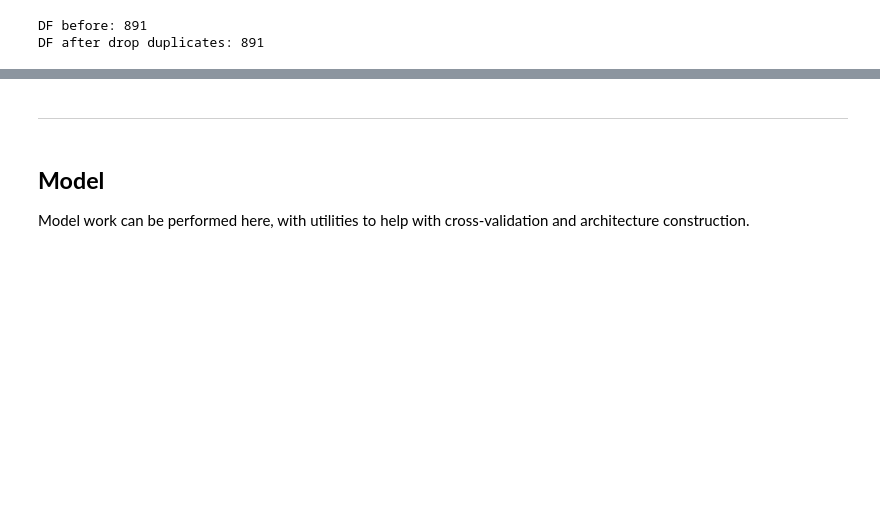
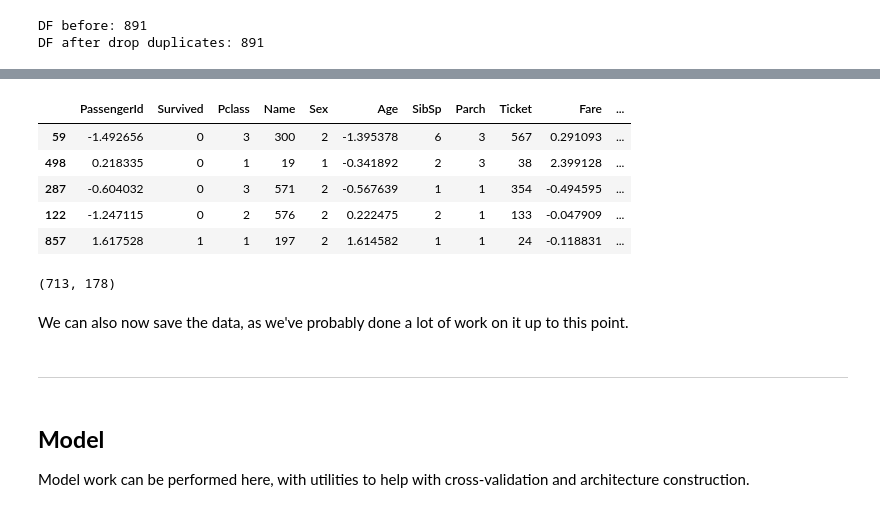
Before and after one commit to BHouwens/kitchen_sink, a Jupyter notebook: Tabular.ipynb, the cells around one changed output, grey strips where cells are left out. Cells and saved outputs as stored; diff of their text form; code cells hidden in the pictures; blank space fills up the shorter version.

Commit message:
A bunch of additions to Tabular

```diff
--- a/Tabular.ipynb
+++ b/Tabular.ipynb
@@ -390,0 +446,3 @@ DF after drop duplicates: 891
+# %%
+# Start by defining procs
+procs = [Categorify, Normalize]
@@ -390,0 +462,2 @@ DF after drop duplicates: 891
+# %%
+splits = RandomSplitter()(range_of(df))
@@ -390,0 +468,4 @@ DF after drop duplicates: 891
+# %%
+cont,cat = cont_cat_split(df, dep_var=dep_var)
+print("Continuous columns:", cont)
+print("Categorical columns:", cat)
@@ -390,0 +475,3 @@ DF after drop duplicates: 891
+# %%
+# Finally we set the TabularPandas df up
+tdf = TabularPandas(df, procs, cat, cont, y_names=dep_var, splits=splits)
@@ -390,0 +487,15 @@ DF after drop duplicates: 891
+# %%
+tdf.items.head(5)
+# %% [output]
+|  | PassengerId | Survived | Pclass | Name | Sex | Age | SibSp | Parch | Ticket | Fare | ... |
+| 59 | -1.492656 | 0 | 3 | 300 | 2 | -1.395378 | 6 | 3 | 567 | 0.291093 | ... |
+| 498 | 0.218335 | 0 | 1 | 19 | 1 | -0.341892 | 2 | 3 | 38 | 2.399128 | ... |
+| 287 | -0.604032 | 0 | 3 | 571 | 2 | -0.567639 | 1 | 1 | 354 | -0.494595 | ... |
+| 122 | -1.247115 | 0 | 2 | 576 | 2 | 0.222475 | 2 | 1 | 133 | -0.047909 | ... |
+| 857 | 1.617528 | 1 | 1 | 197 | 2 | 1.614582 | 1 | 1 | 24 | -0.118831 | ... |
+# %%
+len(tdf.train),len(tdf.valid)
+# %% [output]
+(713, 178)
+# %% [markdown]
+We can also now save the data, as we've probably done a lot of work on it up to this point.
```
Also changed, not shown: parts of 36 cells of this notebook.
